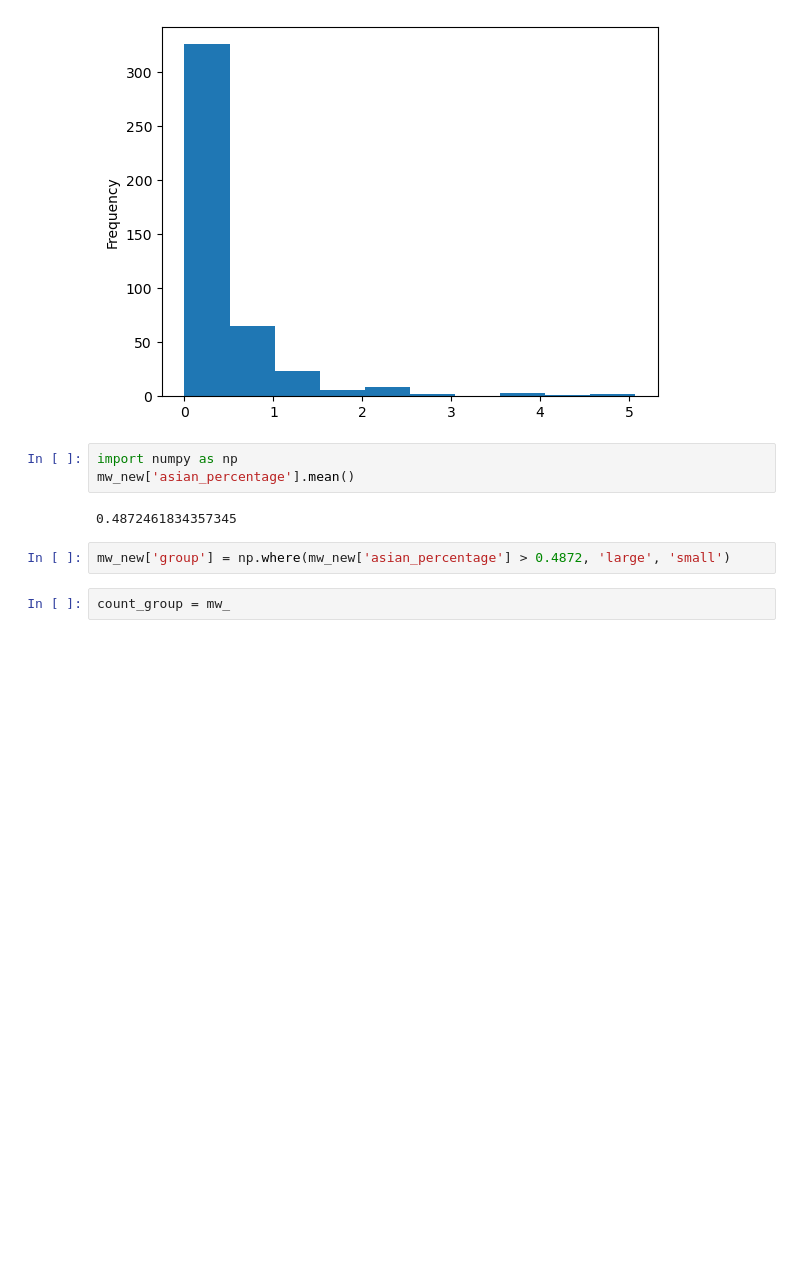
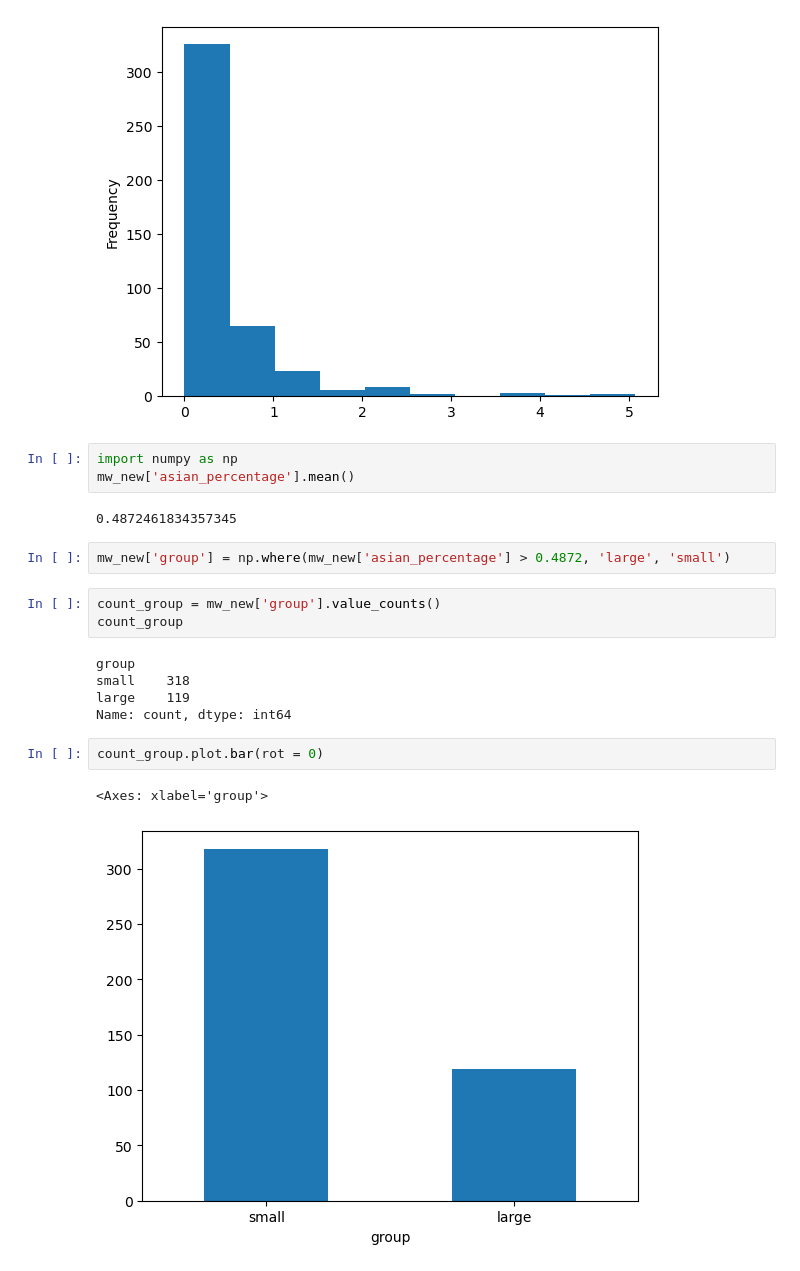
Before and after one commit to Jimmy0216/data_study, a Jupyter notebook: data/ch02_test1.ipynb, the cells around one changed output. Saved outputs shown, nothing was run; the diff lists cells and outputs as text; blank space fills up the shorter version.

```diff
--- a/data/ch02_test1.ipynb
+++ b/data/ch02_test1.ipynb
@@ -129,4 +129,15 @@ mw_new['asian_percentage'].mean()
 # %%
 mw_new['group'] = np.where(mw_new['asian_percentage'] > 0.4872, 'large', 'small')
 # %%
-count_group = mw_
+count_group = mw_new['group'].value_counts()
+count_group
+# %% [output]
+group
+small    318
+large    119
+Name: count, dtype: int64
+# %%
+count_group.plot.bar(rot = 0)
+# %% [output]
+<Axes: xlabel='group'>
+[figure, added]
```
Also changed, not shown: 1 other file.
